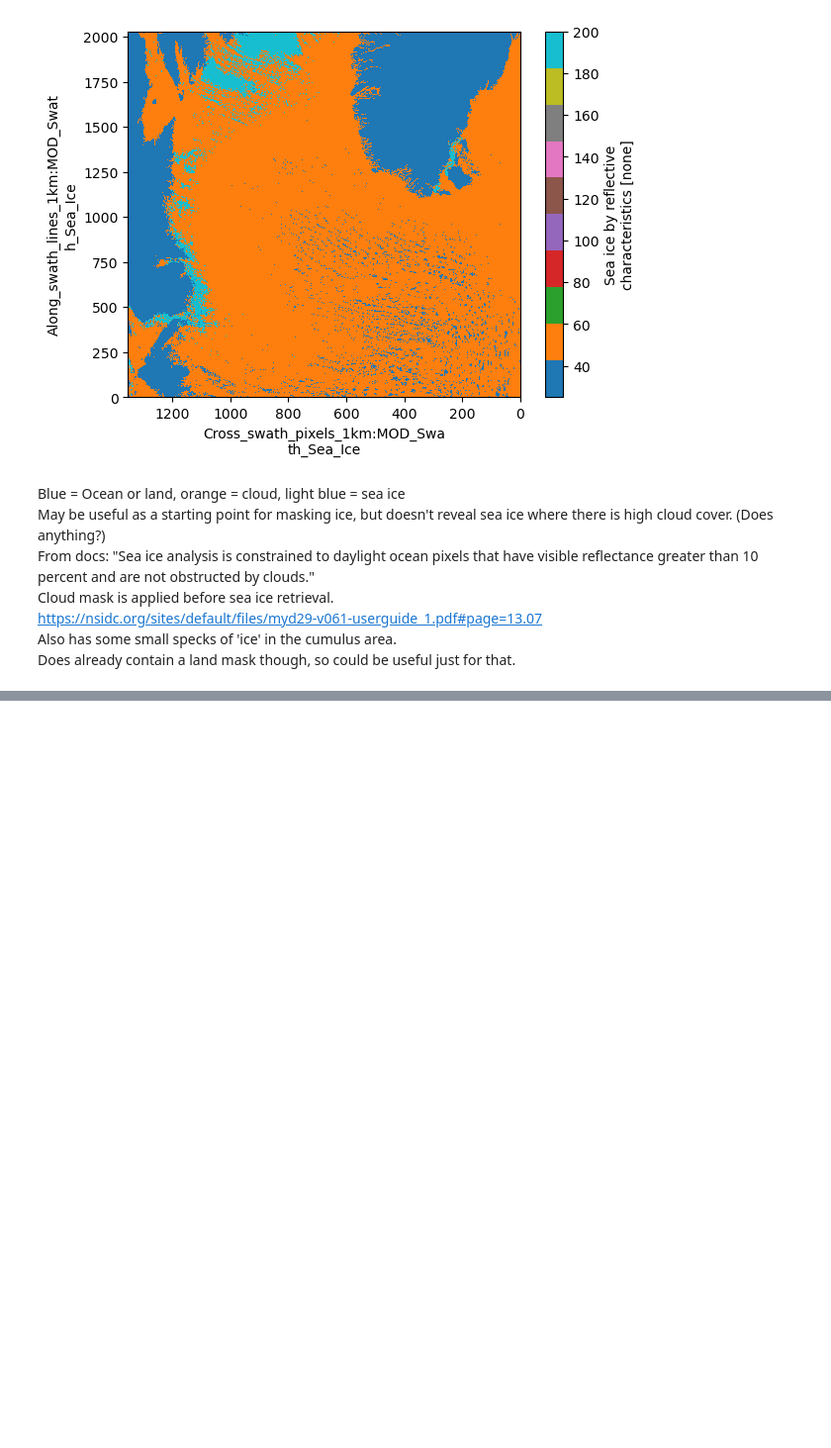
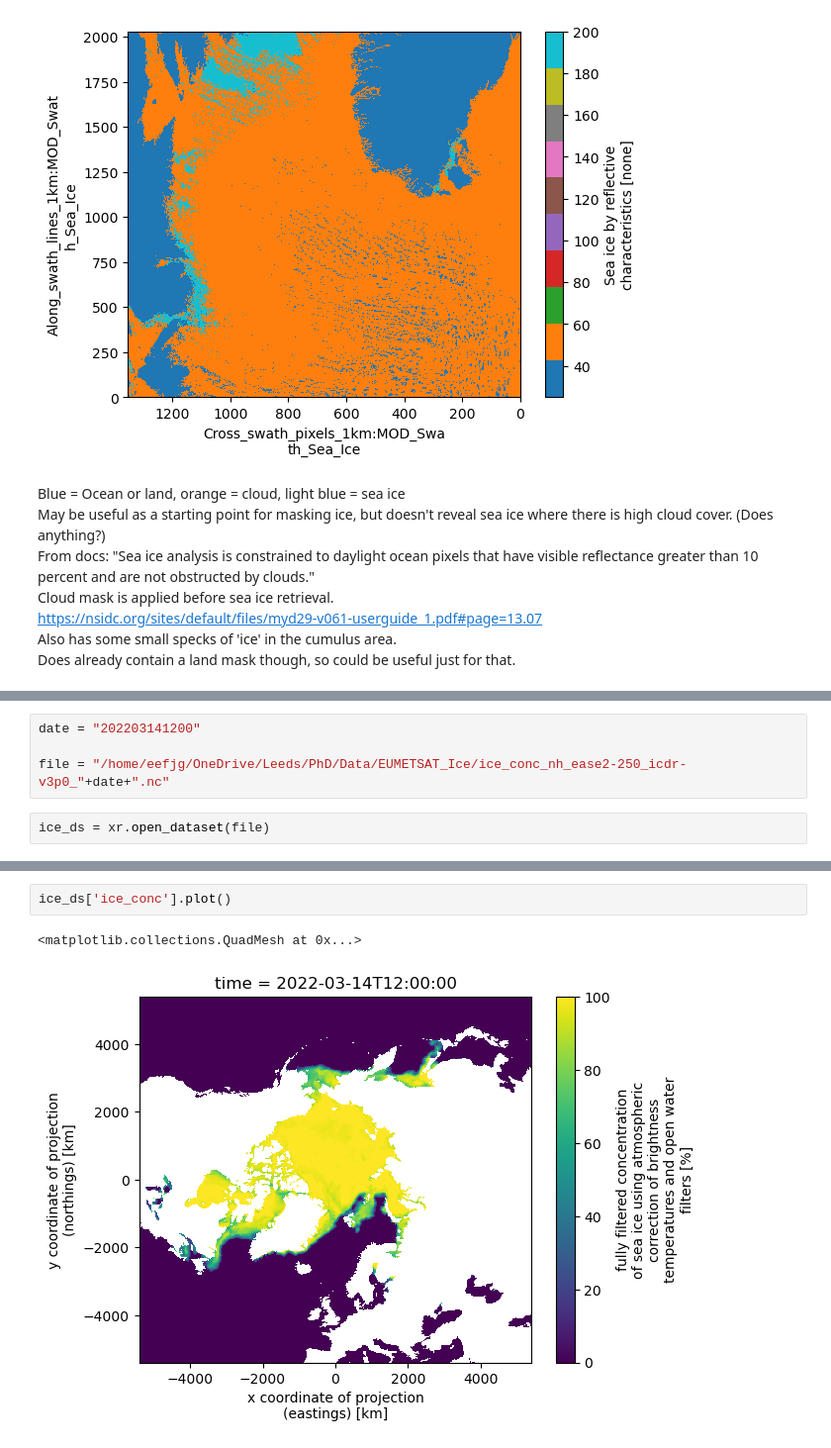
Before and after one commit to flogrows/phd-notebooks, a Jupyter notebook: MODISIceData.ipynb, the cells around one changed output, grey strips where cells are left out. Shown at 99% size. Saved outputs shown, nothing was run; the diff lists cells and outputs as text; blank space fills up the shorter version.

Commit message:
Looking at EUMETSAT sea ice data

```diff
--- a/MODISIceData.ipynb
+++ b/MODISIceData.ipynb
@@ -64,0 +63,6 @@ Does already contain a land mask though, so could be useful just for that.
+# %%
+date = "202203141200"
+
+file = "/home/eefjg/OneDrive/Leeds/PhD/Data/EUMETSAT_Ice/ice_conc_nh_ease2-250_icdr-v3p0_"+date+".nc"
+# %%
+ice_ds = xr.open_dataset(file)
@@ -64,0 +89,5 @@ Does already contain a land mask though, so could be useful just for that.
+# %%
+ice_ds['ice_conc'].plot()
+# %% [output]
+<matplotlib.collections.QuadMesh at 0x...>
+[figure, added]
```
Also changed, not shown: parts of 7 cells of this notebook.
